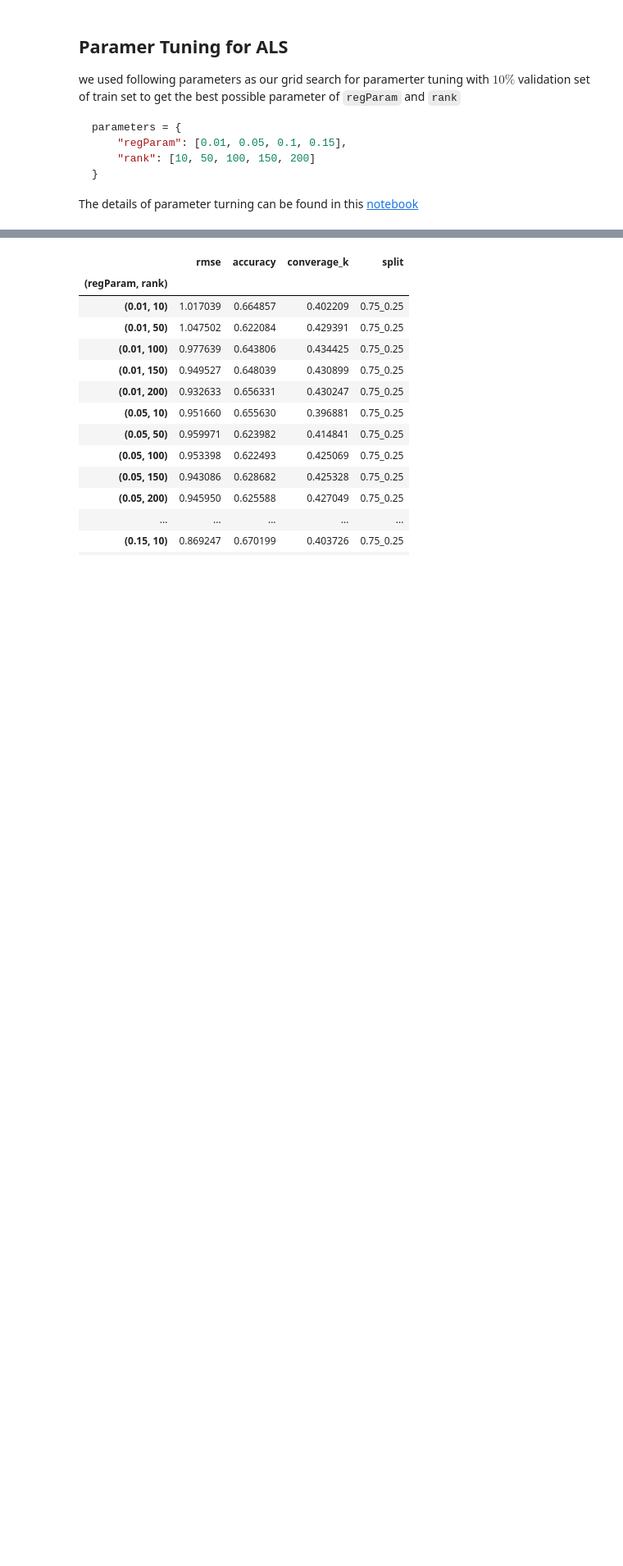
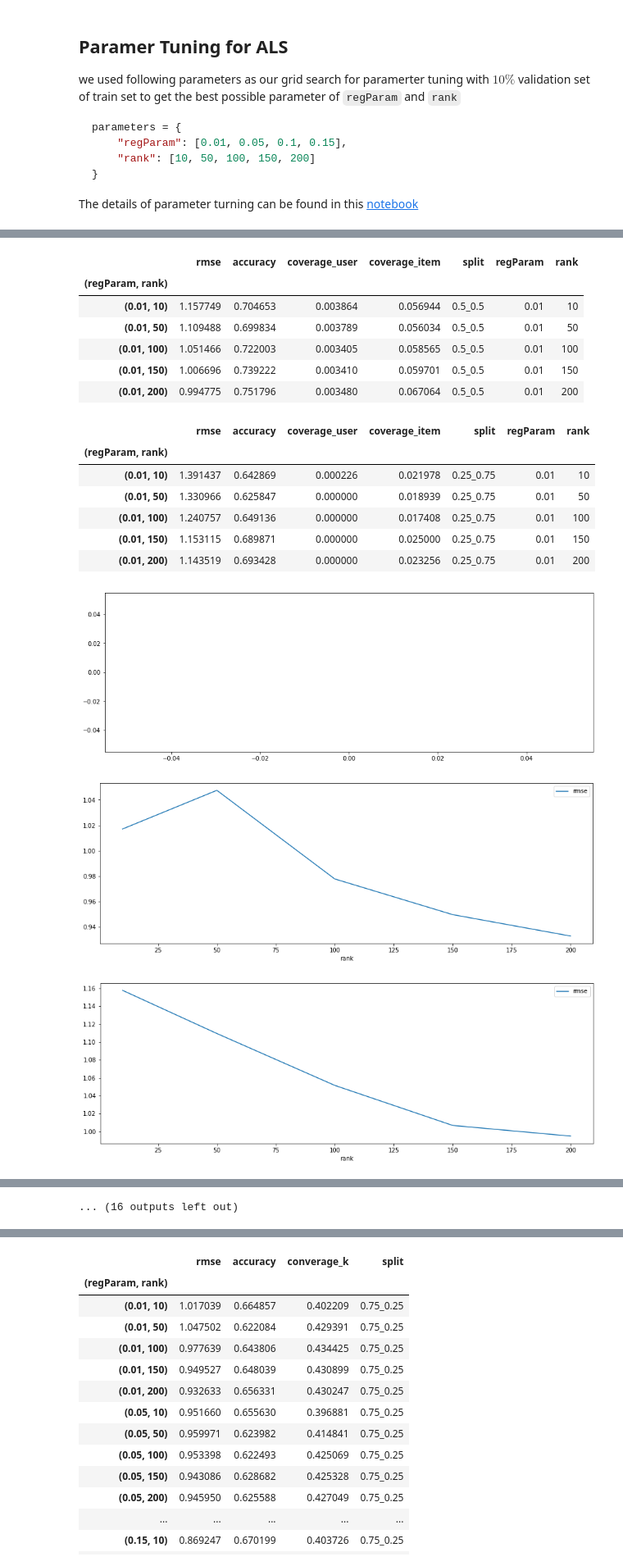
Before and after one commit to syeehyn/personalization-system, a Jupyter notebook: notebook/final_report.ipynb, the cells around one changed output, grey strips where cells are left out. Shown at 82% size. Saved outputs shown, nothing was run; the diff lists cells and outputs as text; code cells hidden in the pictures; blank space fills up the shorter version.

Commit message:
update final output

```diff
--- a/notebook/final_report.ipynb
+++ b/notebook/final_report.ipynb
@@ -300,0 +301,12 @@ tuning_res
+# %%
+for regParam in tuning_res.regParam.unique():
+    subsets = tuning_res[tuning_res.regParam == regParam]
+    subsets
+    for split in subsets['split'].unique():
+        subset = subsets[subsets['split'] == split]
+        display(subset)
+        plt.plot()
+        subset.plot.line(x = 'rank', y = 'rmse')
+        plt.legend()
+    plt.show()
+# %% [output]
@@ -300,0 +320,17 @@ tuning_res
+|  | rmse | accuracy | coverage_user | coverage_item | split | regParam | rank |
+| (regParam, rank) |  |  |  |  |  |  |  |
+| (0.01, 10) | 1.157749 | 0.704653 | 0.003864 | 0.056944 | 0.5_0.5 | 0.01 | 10 |
+| (0.01, 50) | 1.109488 | 0.699834 | 0.003789 | 0.056034 | 0.5_0.5 | 0.01 | 50 |
+| (0.01, 100) | 1.051466 | 0.722003 | 0.003405 | 0.058565 | 0.5_0.5 | 0.01 | 100 |
+| (0.01, 150) | 1.006696 | 0.739222 | 0.003410 | 0.059701 | 0.5_0.5 | 0.01 | 150 |
+| (0.01, 200) | 0.994775 | 0.751796 | 0.003480 | 0.067064 | 0.5_0.5 | 0.01 | 200 |
+|  | rmse | accuracy | coverage_user | coverage_item | split | regParam | rank |
+| (regParam, rank) |  |  |  |  |  |  |  |
+| (0.01, 10) | 1.391437 | 0.642869 | 0.000226 | 0.021978 | 0.25_0.75 | 0.01 | 10 |
+| (0.01, 50) | 1.330966 | 0.625847 | 0.000000 | 0.018939 | 0.25_0.75 | 0.01 | 50 |
+| (0.01, 100) | 1.240757 | 0.649136 | 0.000000 | 0.017408 | 0.25_0.75 | 0.01 | 100 |
+| (0.01, 150) | 1.153115 | 0.689871 | 0.000000 | 0.025000 | 0.25_0.75 | 0.01 | 150 |
+| (0.01, 200) | 1.143519 | 0.693428 | 0.000000 | 0.023256 | 0.25_0.75 | 0.01 | 200 |
+[figure, added]
+[figure, added]
+[figure, added]
@@ -300,0 +361 @@ tuning_res
+... (16 outputs left out)
```
Also changed, not shown: parts of 4 cells of this notebook, 2 other files.
